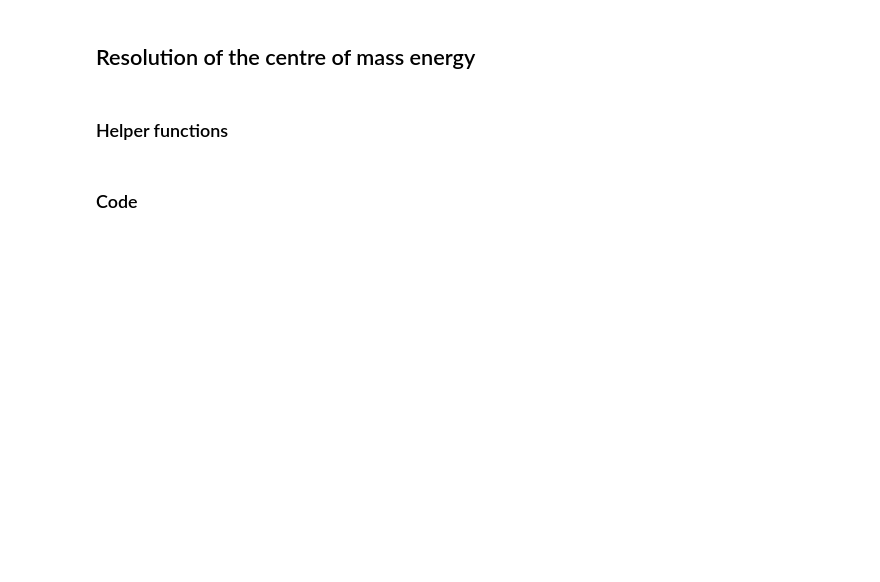
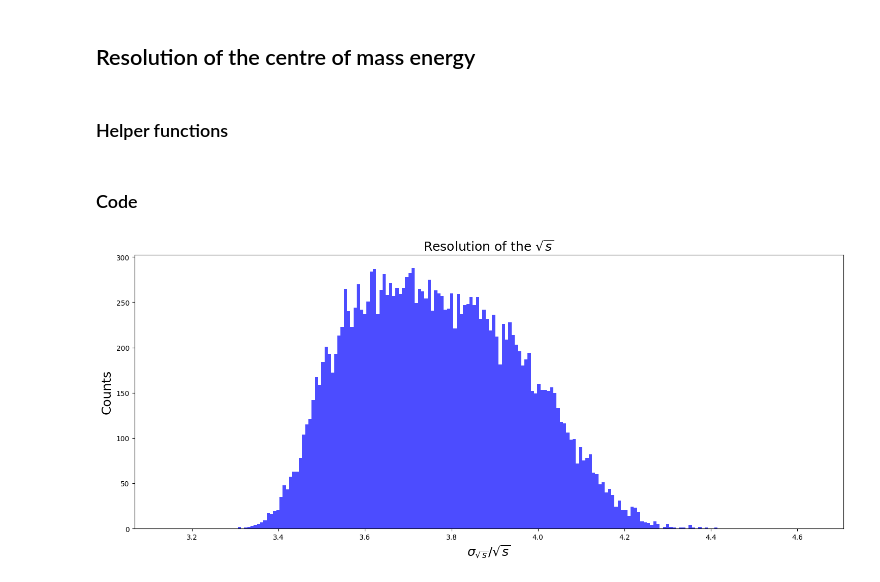
Before and after one commit to NicoloSalimbeni/muon_production_project, a Jupyter notebook: group_13_project.ipynb, the cells around one changed output. Saved outputs shown, nothing was run; the diff lists cells and outputs as text; code cells hidden in the pictures; blank space fills up the shorter version.

```diff
--- a/group_13_project.ipynb
+++ b/group_13_project.ipynb
@@ -1914,2 +1895,10 @@ def plot_different_s_resolution(resolution_mu, resolution_antimu, nBins, resol_s
 # %% [markdown]
 ### Code
+# %%
+s_res_start = np.min(sqrtS["CoM_energy_res"].values)*0.95
+s_res_stop = np.max(sqrtS["CoM_energy_res"].values)*1.05
+nBins = 200
+
+plot_different_s_resolution(sqrtS, nBins, s_res_start, s_res_stop)
+# %% [output]
+[figure, added]
```
Also changed, not shown: parts of 10 cells of this notebook.
